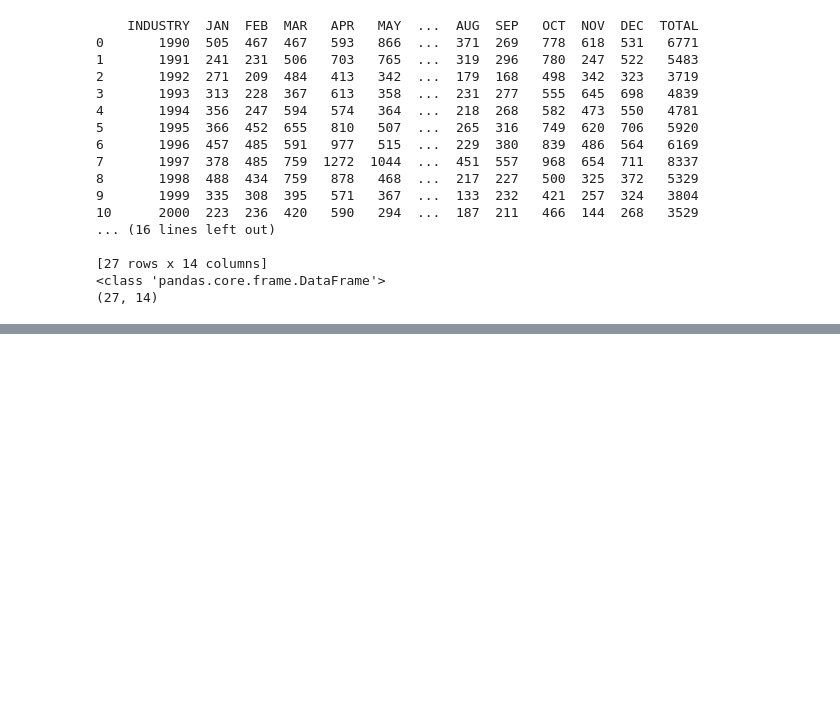
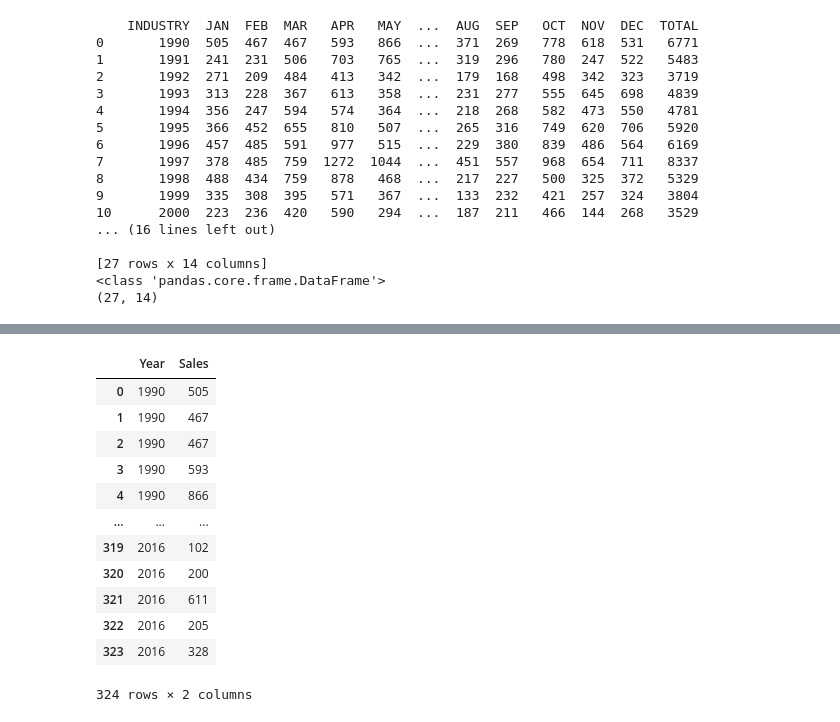
Before and after one commit to ankitaggarwal64/Time-Series-Sales-Forecasting-for-Agricultural-Equipments, a Jupyter notebook: Project Overview and Data Ingestion.ipynb, the cells around one changed output, grey strips where cells are left out. Saved outputs shown, nothing was run; the diff lists cells and outputs as text; code cells hidden in the pictures; blank space fills up the shorter version.

```diff
--- a/Project Overview and Data Ingestion.ipynb
+++ b/Project Overview and Data Ingestion.ipynb
@@ -87,0 +163,18 @@ print(Sales.shape)
+# %%
+Sales_melt = Sales_tt.melt(id_vars=None)
+Sales_melt.columns = ["Year","Sales"]
+display(Sales_melt)
+# %% [output]
+|  | Year | Sales |
+| 0 | 1990 | 505 |
+| 1 | 1990 | 467 |
+| 2 | 1990 | 467 |
+| 3 | 1990 | 593 |
+| 4 | 1990 | 866 |
+| ... | ... | ... |
+| 319 | 2016 | 102 |
+| 320 | 2016 | 200 |
+| 321 | 2016 | 611 |
+| 322 | 2016 | 205 |
+| 323 | 2016 | 328 |
+324 rows × 2 columns
```
Also changed, not shown: parts of 10 cells of this notebook.
